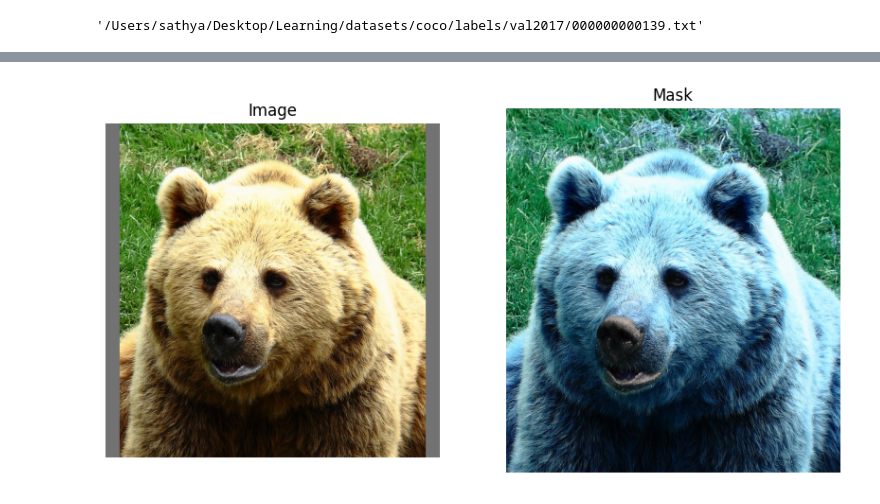
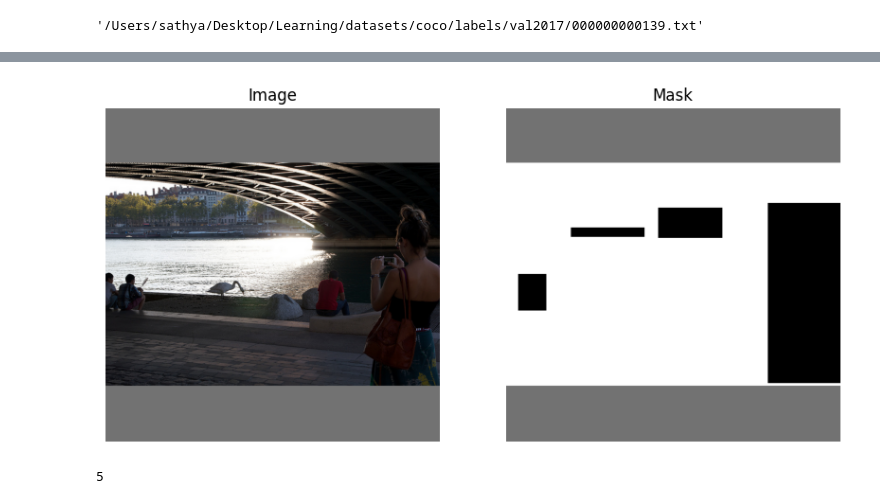
Before and after one commit to sathyasheelans/yolov5, a Jupyter notebook: dataloader_test.ipynb, the cells around one changed output, grey strips where cells are left out. Cells and saved outputs as stored; diff of their text form; code cells hidden in the pictures.

Commit message:
Mask resize

```diff
--- a/dataloader_test.ipynb
+++ b/dataloader_test.ipynb
@@ -73,32 +51,40 @@ dataset.load_image(0)
 import torch
 import matplotlib.pyplot as plt
 
 # Assuming the function returns the following
-img_tensor, mask_tensor, labels_out, file_name, shapes = dataset[1]
+img_tensor, mask_tensor, labels_out, file_name, shapes = dataset[10]
 
 # Convert tensors to numpy arrays for visualization
 img = img_tensor.numpy()
 mask = mask_tensor.numpy()
 
 # Check if the image is grayscale or RGB
 if img.ndim == 3:  # RGB image
     img = img.transpose(1, 2, 0)  # Convert from (C, H, W) to (H, W, C)
+
+# Check if the image is grayscale or RGB
+if mask.ndim == 3:  # RGB image
+    mask = mask.transpose(1, 2, 0)
 
 # Display the image and mask
 plt.figure(figsize=(10, 5))
 
 # Show the image
 plt.subplot(1, 2, 1)
 plt.imshow(img, cmap='gray' if img.ndim == 2 else None)
 plt.title("Image")
 plt.axis('off')
 
 # Show the mask
 plt.subplot(1, 2, 2)
 plt.imshow(mask, cmap='gray' if img.ndim == 2 else None)  # Assuming mask is grayscale
 plt.title("Mask")
 plt.axis('off')
 
 plt.show()
 # %% [output]
-[figure, old version]
+[figure, new version]
+# %%
+len(dataset[10])
+# %% [output]
+5
```
Also changed, not shown: parts of 6 cells of this notebook, 1 other file.
